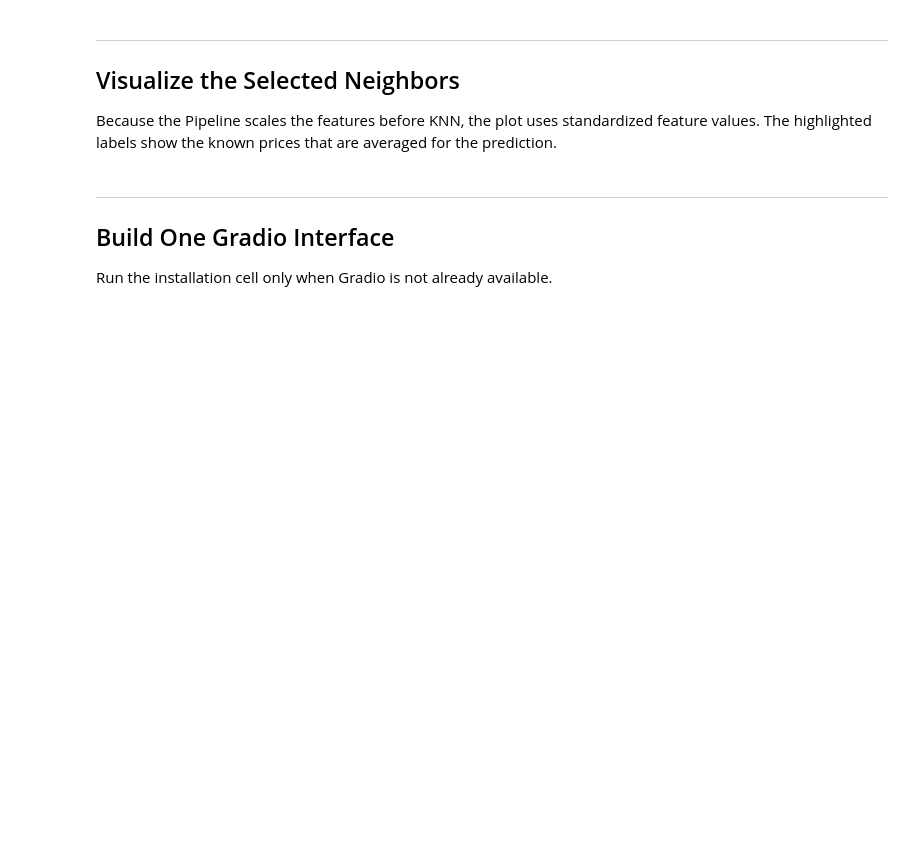
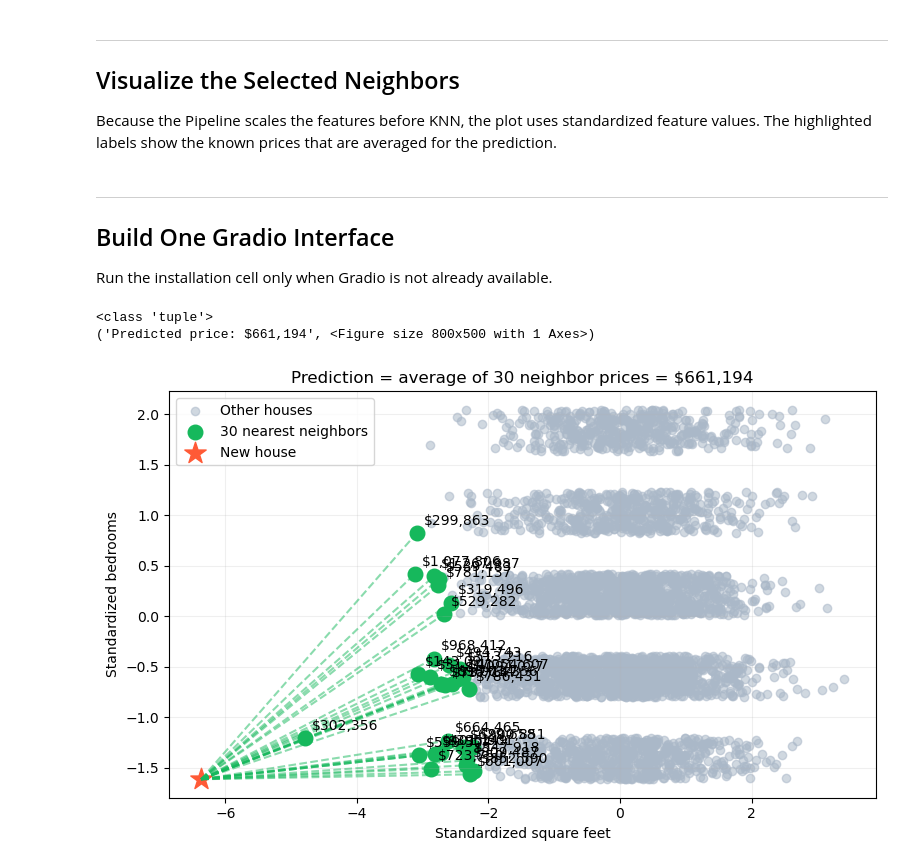
Before and after one commit to naaeeem/House-Price-Prediction-Gradio-Application, a Jupyter notebook: app.ipynb, the cells around one changed output. Drawn from its saved outputs; the diff is of its cells as text; code cells hidden in the pictures; blank space fills up the shorter version.

```diff
--- a/app.ipynb
+++ b/app.ipynb
@@ -206,3 +175,15 @@ Test R²: 0.448
 ## Save and Load the Fitted Pipeline
 
 The fitted StandardScaler and KNN model are saved together in one file.
+# %%
+# Import joblib to save and load the trained machine learning pipeline.
+import joblib
+
+# Save the trained pipeline to a file so it can be reused later without retraining.
+joblib.dump(final_pipeline, "house_price_pipeline.joblib")
+
+# Load the saved pipeline back into memory.
+loaded_pipeline = joblib.load("house_price_pipeline.joblib")
+
+# Confirm that the pipeline was successfully saved and loaded.
+print("Saved and loaded house_price_pipeline.joblib")
@@ -221,3 +260,35 @@ Because the Pipeline scales the features before KNN, the plot uses standardized
 ## Build One Gradio Interface
 
 Run the installation cell only when Gradio is not already available.
+# %%
+# Import Gradio to create the web interface.
+import gradio as gr
+
+# Create the Gradio interface.
+demo = gr.Interface(
+
+    fn=predict_with_neighbors,
+
+    # Define the input components.
+    inputs=[
+        gr.Slider(500, 3000, value=2000, step=10, label="Square feet"),  # Create a slider for entering the house size in square feet.
+        gr.Slider(1, 5, value=3, step=1, label="Bedrooms")  # Create a slider for entering the number of bedrooms.
+    ],
+
+    # Define the output components.
+    outputs=[
+        gr.Textbox(label="Prediction"), # Display the predicted house price as text.
+        gr.Plot(label="Selected neighbors", format="png") # Display the selected nearest neighbors plot as a PNG image.
+    ],
+
+    title="House Price Predictor",
+    description=f"Uses the K = {best_k} selected from validation data."
+)
+
+result = predict_with_neighbors(1000, 2)
+print(type(result))
+print(result)
+# %% [output]
+<class 'tuple'>
+('Predicted price: $661,194', <Figure size 800x500 with 1 Axes>)
+[figure, added]
```
Also changed, not shown: parts of 11 cells of this notebook.
